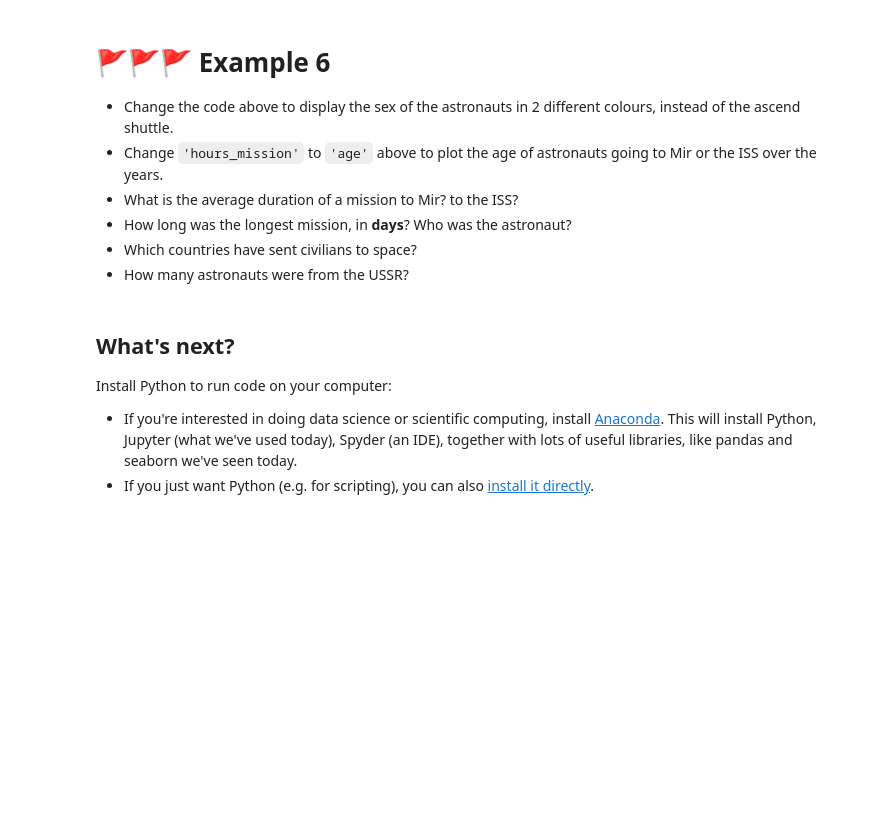
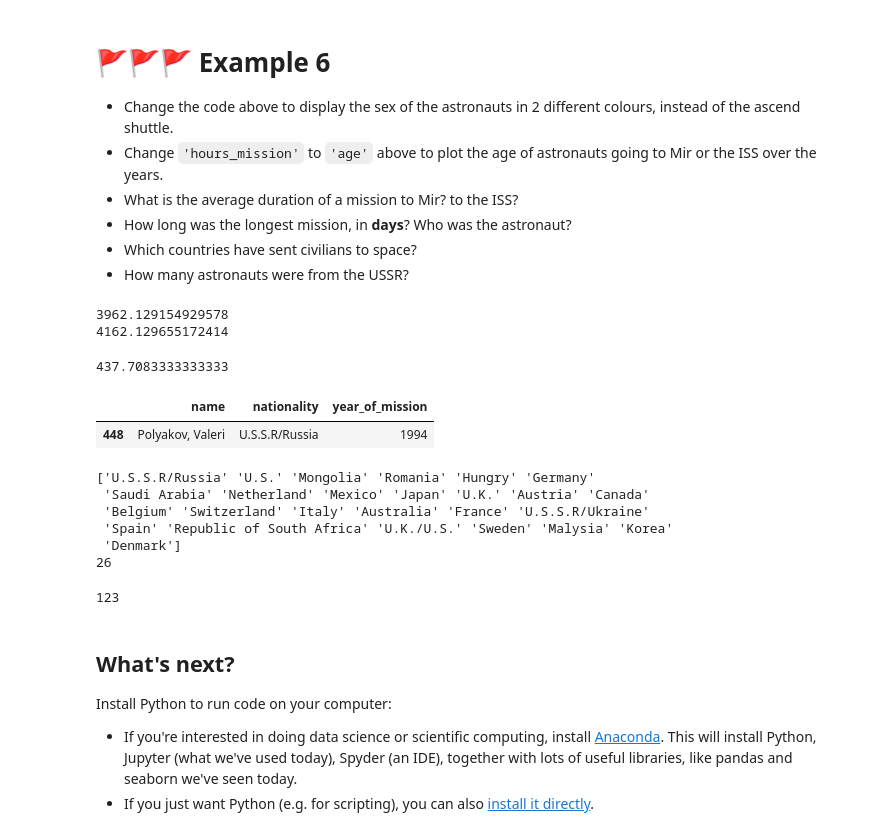
Before and after one commit to chdesvages/ddi-intro-python-feb21, a Jupyter notebook: presentation.ipynb, the cells around one changed output. Saved outputs shown, nothing was run; the diff lists cells and outputs as text; code cells hidden in the pictures; blank space fills up the shorter version.

```diff
--- a/presentation.ipynb
+++ b/presentation.ipynb
@@ -230,6 +365,40 @@ ax.set_xticklabels(rotation=45,
 - How long was the longest mission, in **days**? Who was the astronaut?
 - Which countries have sent civilians to space?
 - How many astronauts were from the USSR?
+# %%
+# Average duration of a mission to Mir and to the ISS
+print(station_trips.loc[station_trips['in_orbit'] == 'Mir', 'hours_mission'].mean())
+print(station_trips.loc[station_trips['in_orbit'] == 'ISS', 'hours_mission'].mean())
+# %% [output]
+3962.129154929578
+4162.129655172414
+# %%
+# Longest mission, in days, and astronaut name
+max_hours = station_trips['hours_mission'].max()
+print(max_hours / 24)
+
+# Display the name of the astronaut, nationality, and year of mission
+astronauts.loc[astronauts['hours_mission'] == max_hours, ['name', 'nationality', 'year_of_mission']]
+# %% [output]
+437.7083333333333
+|  | name | nationality | year_of_mission |
+| 448 | Polyakov, Valeri | U.S.S.R/Russia | 1994 |
+# %%
+# 26 countries have sent civilians to space
+print(astronauts.loc[astronauts['military_civilian'] == 'civilian', 'nationality'].unique())
+print(astronauts.loc[astronauts['military_civilian'] == 'civilian', 'nationality'].nunique())
+# %% [output]
+['U.S.S.R/Russia' 'U.S.' 'Mongolia' 'Romania' 'Hungry' 'Germany'
+ 'Saudi Arabia' 'Netherland' 'Mexico' 'Japan' 'U.K.' 'Austria' 'Canada'
+ 'Belgium' 'Switzerland' 'Italy' 'Australia' 'France' 'U.S.S.R/Ukraine'
+ 'Spain' 'Republic of South Africa' 'U.K./U.S.' 'Sweden' 'Malysia' 'Korea'
+ 'Denmark']
+26
+# %%
+# Count unique astronauts from the USSR (Russia + Ukraine)
+astronauts.loc[astronauts['nationality'].str.startswith('U.S.S.R'), 'name'].nunique()
+# %% [output]
+123
 # %% [markdown]
 ## What's next?
 
```
Also changed, not shown: parts of 25 cells of this notebook, 1 other file.
